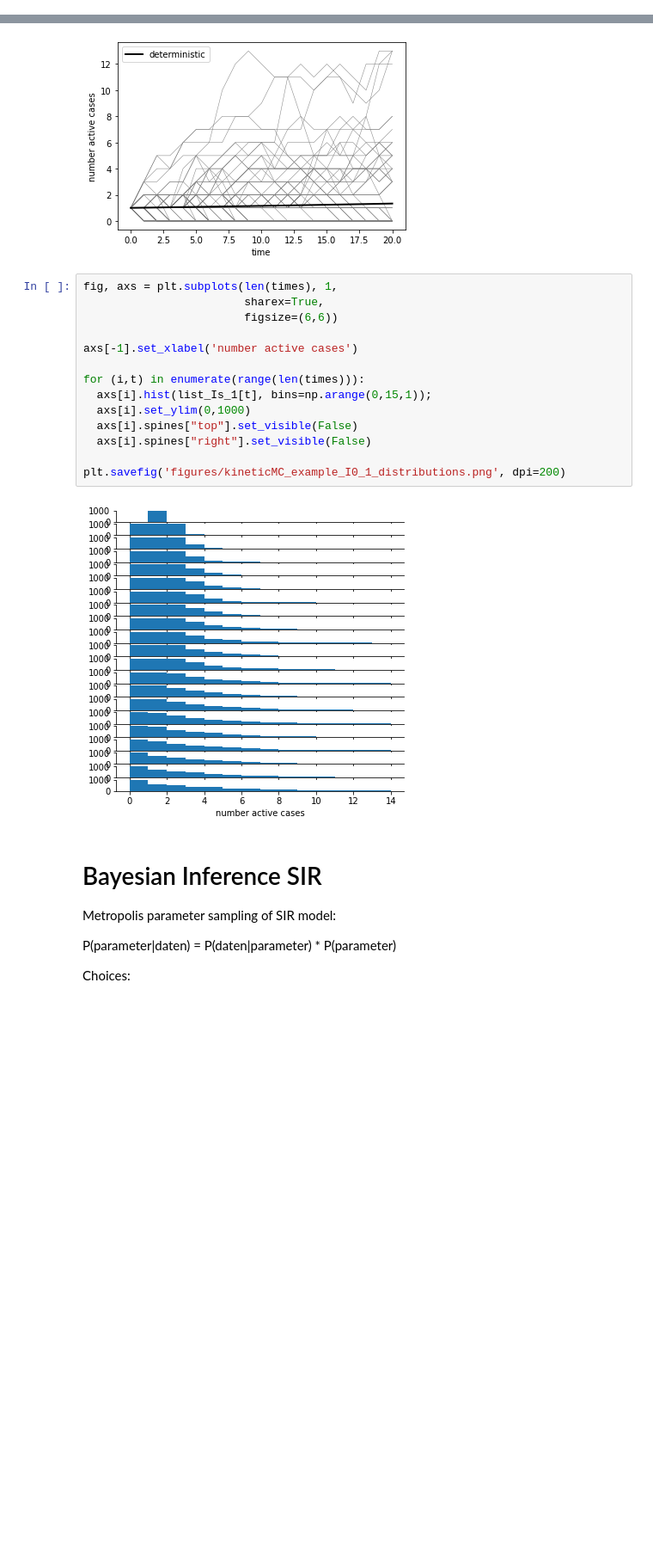
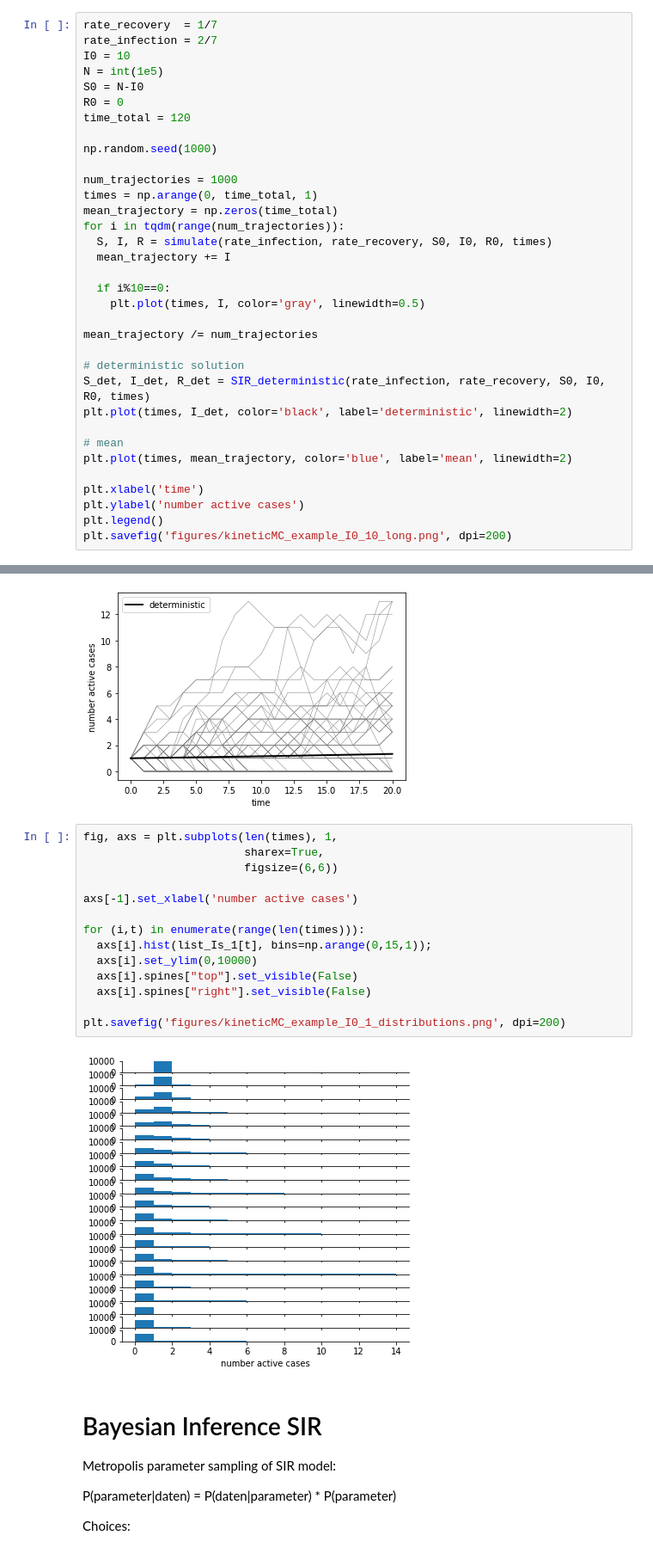
Before and after one commit to zierenberg/lecture_MC_disease, a Jupyter notebook: lecture_MonteCarlo_SIR.ipynb, the cells around one changed output, grey strips where cells are left out. Shown: that part at 86% size. Saved outputs shown, nothing was run; the diff lists cells and outputs as text; blank space fills up the shorter version.

```diff
--- a/lecture_MonteCarlo_SIR.ipynb
+++ b/lecture_MonteCarlo_SIR.ipynb
@@ -162,3 +162,37 @@ for (i,t) in enumerate(range(len(times))):
 plt.savefig('figures/kineticMC_example_I0_10_distributions.png', dpi=200)
 # %% [output]
 [figure]
+# %%
+rate_recovery  = 1/7
+rate_infection = 2/7
+I0 = 10
+N = int(1e5)
+S0 = N-I0
+R0 = 0
+time_total = 120
+
+np.random.seed(1000)
+
+num_trajectories = 1000
+times = np.arange(0, time_total, 1)
+mean_trajectory = np.zeros(time_total)
+for i in tqdm(range(num_trajectories)):
+  S, I, R = simulate(rate_infection, rate_recovery, S0, I0, R0, times)
+  mean_trajectory += I
+
+  if i%10==0:
+    plt.plot(times, I, color='gray', linewidth=0.5)
+
+mean_trajectory /= num_trajectories
+
+# deterministic solution
+S_det, I_det, R_det = SIR_deterministic(rate_infection, rate_recovery, S0, I0, R0, times)
+plt.plot(times, I_det, color='black', label='deterministic', linewidth=2)
+
+# mean
+plt.plot(times, mean_trajectory, color='blue', label='mean', linewidth=2)
+
+plt.xlabel('time')
+plt.ylabel('number active cases')
+plt.legend()
+plt.savefig('figures/kineticMC_example_I0_10_long.png', dpi=200)
@@ -199,19 +235,19 @@ plt.savefig('figures/kineticMC_example_I0_1.png', dpi=200)
 # %%
 fig, axs = plt.subplots(len(times), 1,
                         sharex=True,
                         figsize=(6,6))
 
 axs[-1].set_xlabel('number active cases')
 
 for (i,t) in enumerate(range(len(times))):
   axs[i].hist(list_Is_1[t], bins=np.arange(0,15,1));
-  axs[i].set_ylim(0,1000)
+  axs[i].set_ylim(0,10000)
   axs[i].spines["top"].set_visible(False)
   axs[i].spines["right"].set_visible(False)
 
 plt.savefig('figures/kineticMC_example_I0_1_distributions.png', dpi=200)
 # %% [output]
-[figure, old version]
+[figure, new version]
 # %% [markdown]
 # Bayesian Inference SIR
 Metropolis parameter sampling of SIR model:
```
Also changed, not shown: parts of 2 cells of this notebook.
